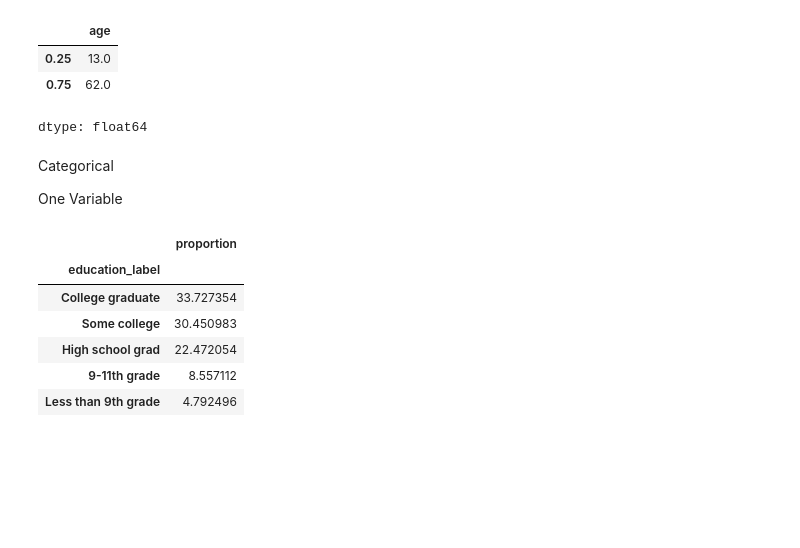
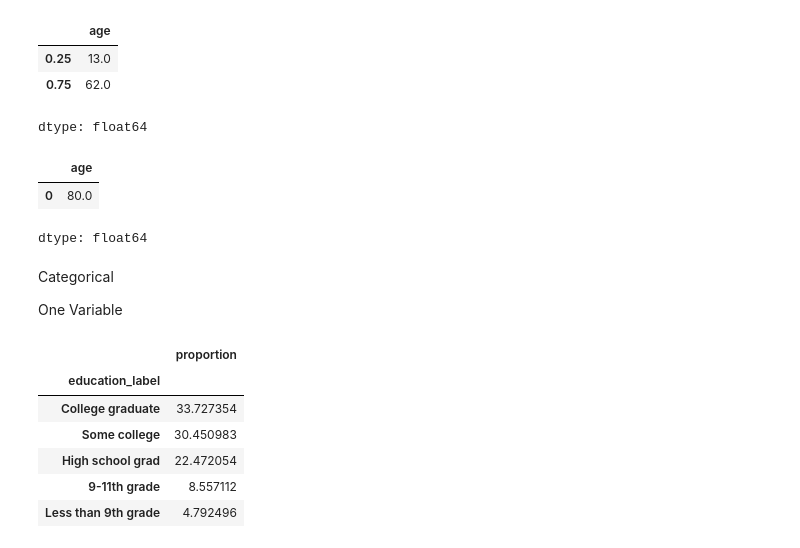
Before and after one commit to osoliman/DSC110, a Jupyter notebook: Description/DSC110_Description_Cleaning_Summarization.ipynb, the cells around one changed output. Saved outputs shown, nothing was run; the diff lists cells and outputs as text; code cells hidden in the pictures; blank space fills up the shorter version.

```diff
--- a/Description/DSC110_Description_Cleaning_Summarization.ipynb
+++ b/Description/DSC110_Description_Cleaning_Summarization.ipynb
@@ -181,6 +212,12 @@ dtype: float64
 # %%
 # Or all at once
 df['age'].describe()
+# %%
+df['age'].mode()
+# %% [output]
+|  | age |
+| 0 | 80.0 |
+dtype: float64
 # %% [markdown]
 Categorical
 
```
Also changed, not shown: parts of 14 cells of this notebook.
